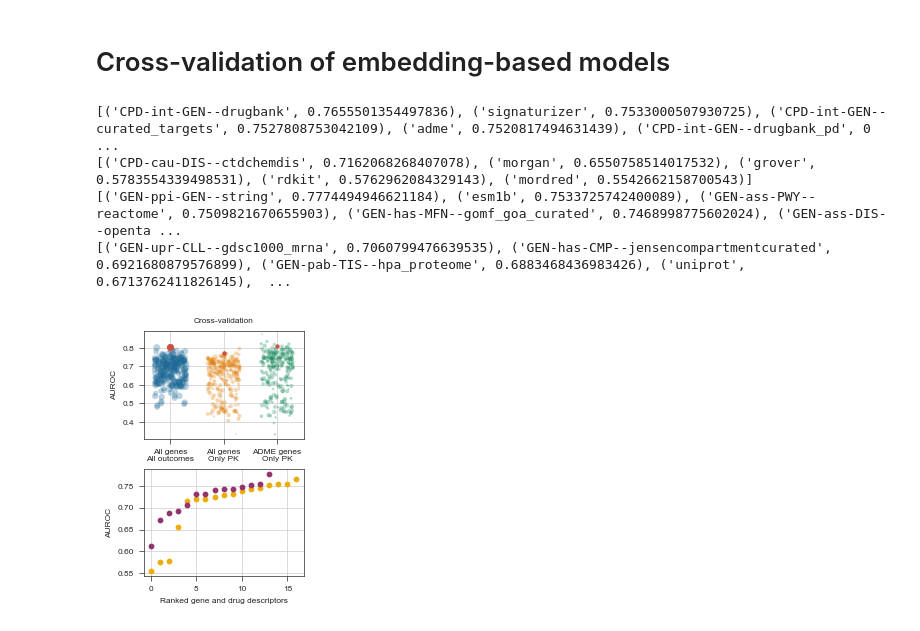
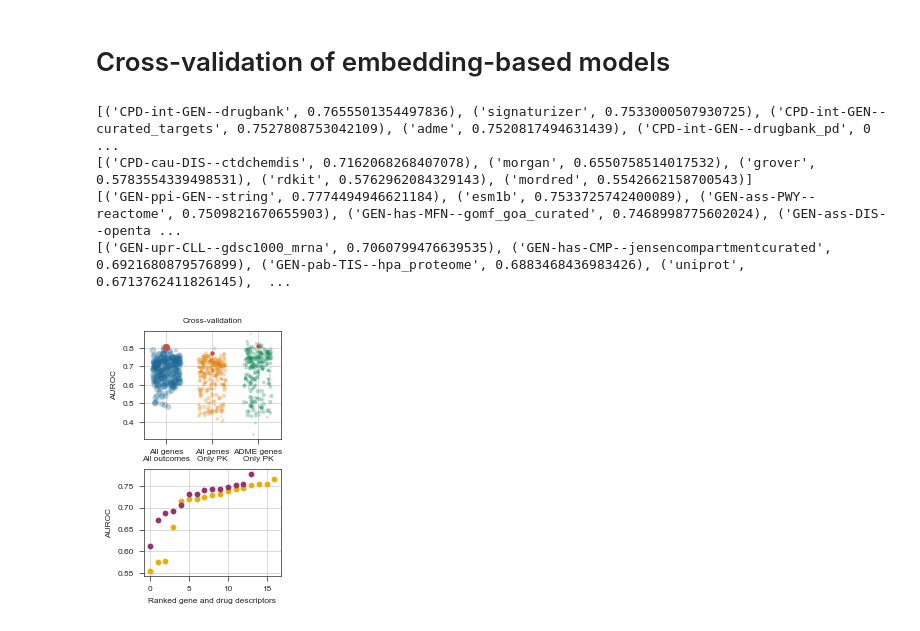
Before and after one commit to ersilia-os/pharmacogx-embeddings, a Jupyter notebook: paper/figure2_ranking_analysis.ipynb, the cells around one changed output. Saved outputs shown, nothing was run; the diff lists cells and outputs as text; code cells hidden in the pictures.

```diff
--- a/paper/figure2_ranking_analysis.ipynb
+++ b/paper/figure2_ranking_analysis.ipynb
@@ -50,7 +50,7 @@ def performance_swarmplot(ax, i):
     ax.scatter(x, y, s=z, color=colors[i], alpha=0.3, lw=0)
     ax.scatter(i, wa[1], color=named_colors.red, s=sizer(wa[2]), lw=0)
 
-fig, axs = stylia.create_figure(2, 1, width=stylia.TWO_COLUMNS_WIDTH*0.3, height=stylia.TWO_COLUMNS_WIDTH*0.425)
+fig, axs = stylia.create_figure(2, 1, width=stylia.TWO_COLUMNS_WIDTH*0.27, height=stylia.TWO_COLUMNS_WIDTH*0.425)
 ax = axs.next()
 names = ["All genes\nAll outcomes", "All genes\nOnly PK", "ADME genes\nOnly PK"]
 for i, n in enumerate(names):
@@ -104,31 +104,31 @@ def best_descriptors_plot(ax):
             gen_descs[k] += [v]
     cpd_descs = {k:np.mean(v) for k,v in cpd_descs.items()}
     gen_descs = {k:np.mean(v) for k,v in gen_descs.items()}
     cpd_descs = sorted(cpd_descs.items(), key=lambda x: x[1], reverse=True)
     gen_descs = sorted(gen_descs.items(), key=lambda x: x[1], reverse=True)
     print(cpd_descs[:5])
     print(cpd_descs[-5:])
     print(gen_descs[:5])
     print(gen_descs[-5:])
     x = np.arange(len(cpd_descs))[::-1]
     y = [v[1] for v in cpd_descs]
     ax.scatter(x, y, color=named_colors.yellow)
     x = np.arange(len(gen_descs))[::-1]
     y = [v[1] for v in gen_descs]
     ax.scatter(x, y, color=named_colors.purple)
     return cpd_descs, gen_descs
 
 ax = axs.next()
 best_descriptors_plot(ax=ax)
 stylia.label(ax, title="", ylabel="AUROC", xlabel="Ranked gene and drug descriptors")
 
 plt.tight_layout()
 
 stylia.save_figure("assets/cross_validation_performance.png")
 stylia.save_figure("assets/cross_validation_performance.pdf")
 # %% [output]
 [('CPD-int-GEN--drugbank', 0.7655501354497836), ('signaturizer', 0.7533000507930725), ('CPD-int-GEN--curated_targets', 0.7527808753042109), ('adme', 0.7520817494631439), ('CPD-int-GEN--drugbank_pd', 0 ...
 [('CPD-cau-DIS--ctdchemdis', 0.7162068268407078), ('morgan', 0.6550758514017532), ('grover', 0.5783554339498531), ('rdkit', 0.5762962084329143), ('mordred', 0.5542662158700543)]
 [('GEN-ppi-GEN--string', 0.7774494946621184), ('esm1b', 0.7533725742400089), ('GEN-ass-PWY--reactome', 0.7509821670655903), ('GEN-has-MFN--gomf_goa_curated', 0.7468998775602024), ('GEN-ass-DIS--openta ...
 [('GEN-upr-CLL--gdsc1000_mrna', 0.7060799476639535), ('GEN-has-CMP--jensencompartmentcurated', 0.6921680879576899), ('GEN-pab-TIS--hpa_proteome', 0.6883468436983426), ('uniprot', 0.6713762411826145),  ...
-[figure, old version]
+[figure, new version]
```
Also changed, not shown: 6 other files.
